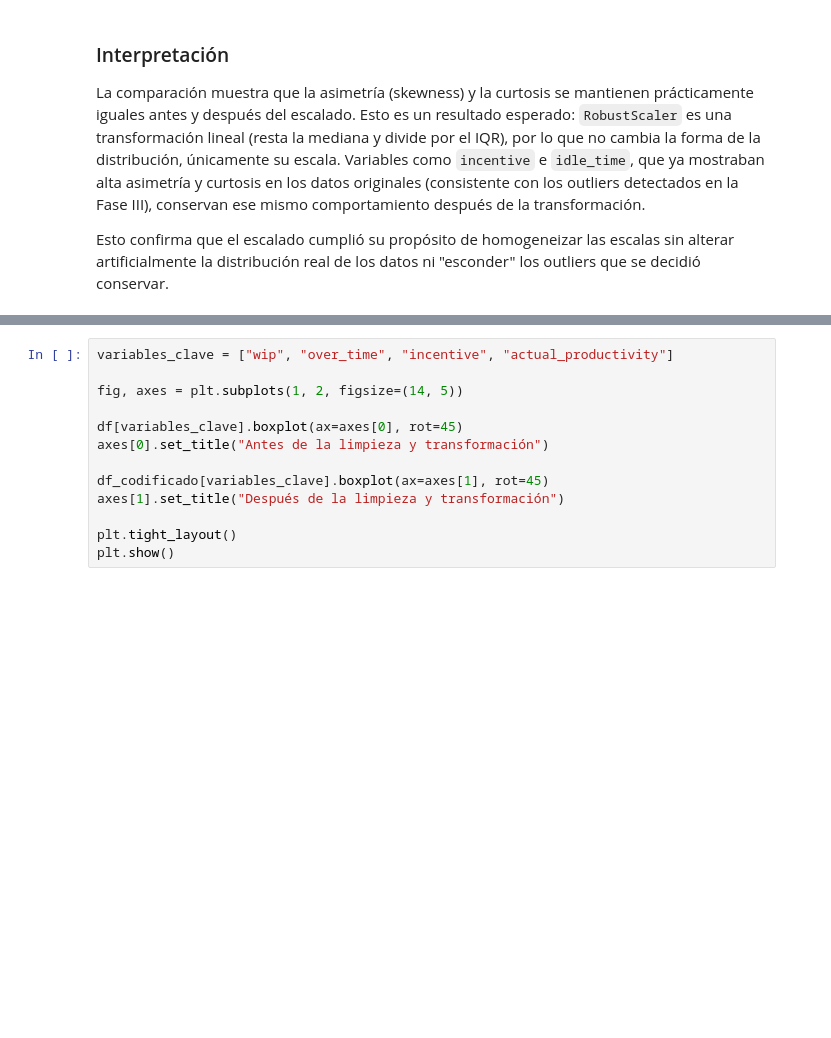
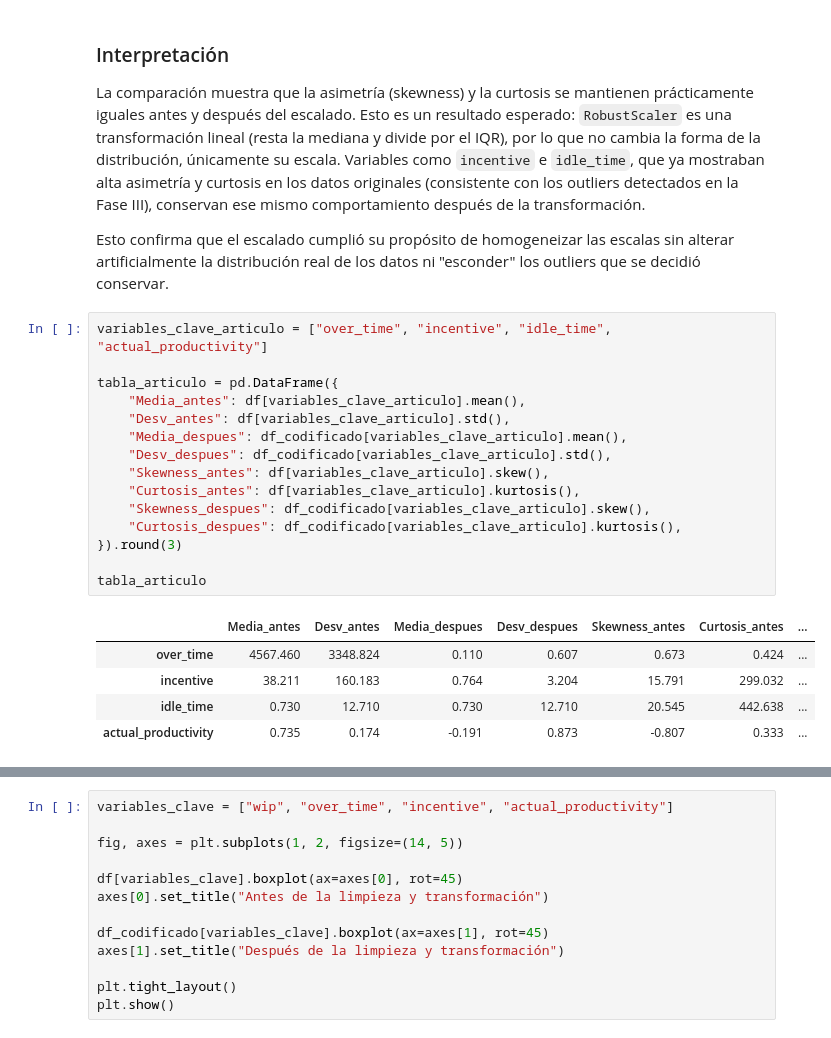
Before and after one commit to feeerr04/proyecto-da, a Jupyter notebook: proyecto_da.ipynb, the cells around one changed output, grey strips where cells are left out. Drawn from its saved outputs; the diff is of its cells as text; blank space fills up the shorter version.

```diff
--- a/proyecto_da.ipynb
+++ b/proyecto_da.ipynb
@@ -1114,3 +1256,24 @@ comparacion_forma
 La comparación muestra que la asimetría (skewness) y la curtosis se mantienen prácticamente iguales antes y después del escalado. Esto es un resultado esperado: `RobustScaler` es una transformación lineal (resta la mediana y divide por el IQR), por lo que no cambia la forma de la distribución, únicamente su escala. Variables como `incentive` e `idle_time`, que ya mostraban alta asimetría y curtosis en los datos originales (consistente con los outliers detectados en la Fase III), conservan ese mismo comportamiento después de la transformación.
 
 Esto confirma que el escalado cumplió su propósito de homogeneizar las escalas sin alterar artificialmente la distribución real de los datos ni "esconder" los outliers que se decidió conservar.
+# %%
+variables_clave_articulo = ["over_time", "incentive", "idle_time", "actual_productivity"]
+
+tabla_articulo = pd.DataFrame({
+    "Media_antes": df[variables_clave_articulo].mean(),
+    "Desv_antes": df[variables_clave_articulo].std(),
+    "Media_despues": df_codificado[variables_clave_articulo].mean(),
+    "Desv_despues": df_codificado[variables_clave_articulo].std(),
+    "Skewness_antes": df[variables_clave_articulo].skew(),
+    "Curtosis_antes": df[variables_clave_articulo].kurtosis(),
+    "Skewness_despues": df_codificado[variables_clave_articulo].skew(),
+    "Curtosis_despues": df_codificado[variables_clave_articulo].kurtosis(),
+}).round(3)
+
+tabla_articulo
+# %% [output]
+|  | Media_antes | Desv_antes | Media_despues | Desv_despues | Skewness_antes | Curtosis_antes | ... |
+| over_time | 4567.460 | 3348.824 | 0.110 | 0.607 | 0.673 | 0.424 | ... |
+| incentive | 38.211 | 160.183 | 0.764 | 3.204 | 15.791 | 299.032 | ... |
+| idle_time | 0.730 | 12.710 | 0.730 | 12.710 | 20.545 | 442.638 | ... |
+| actual_productivity | 0.735 | 0.174 | -0.191 | 0.873 | -0.807 | 0.333 | ... |
```
Also changed, not shown: parts of 27 cells of this notebook, 2 other files.
